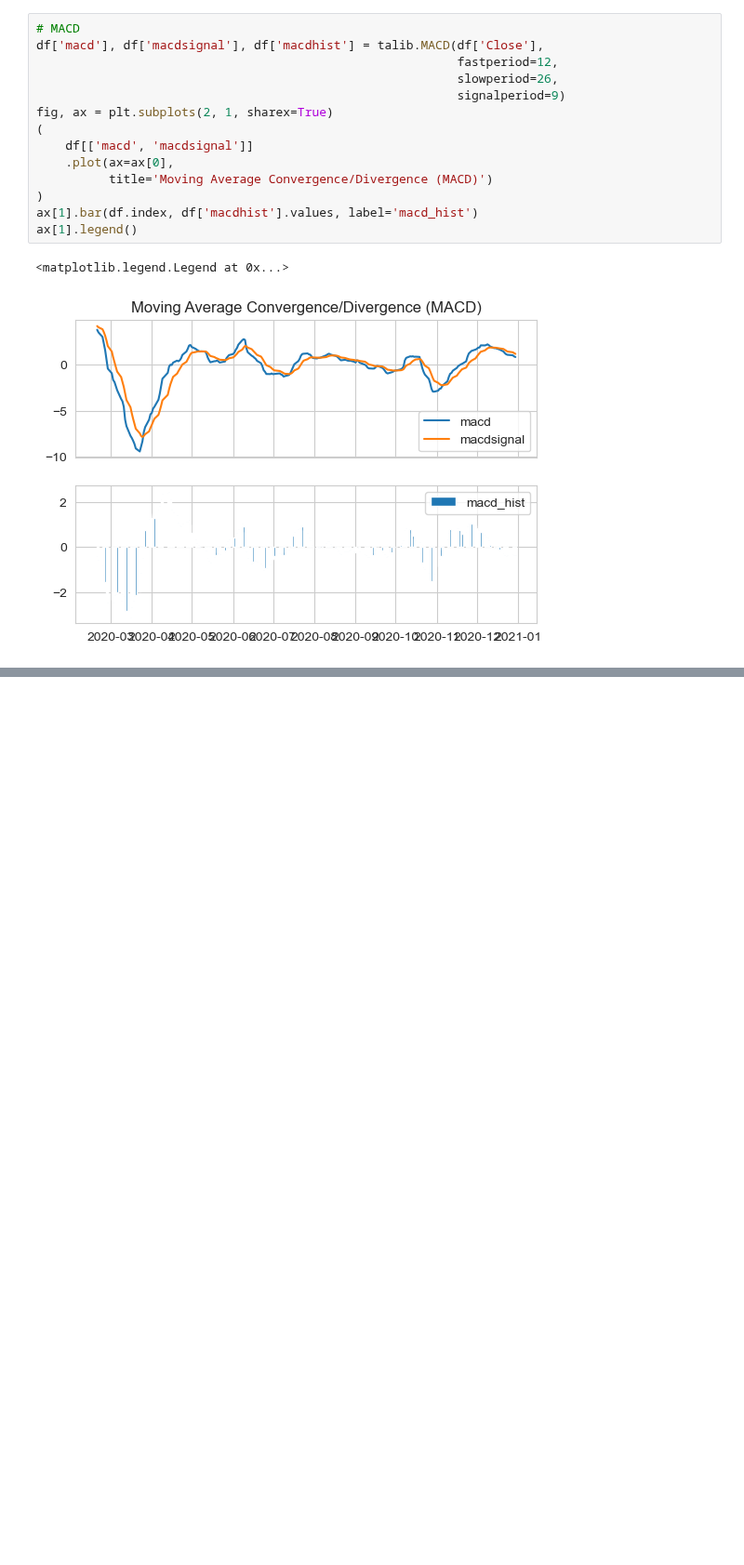
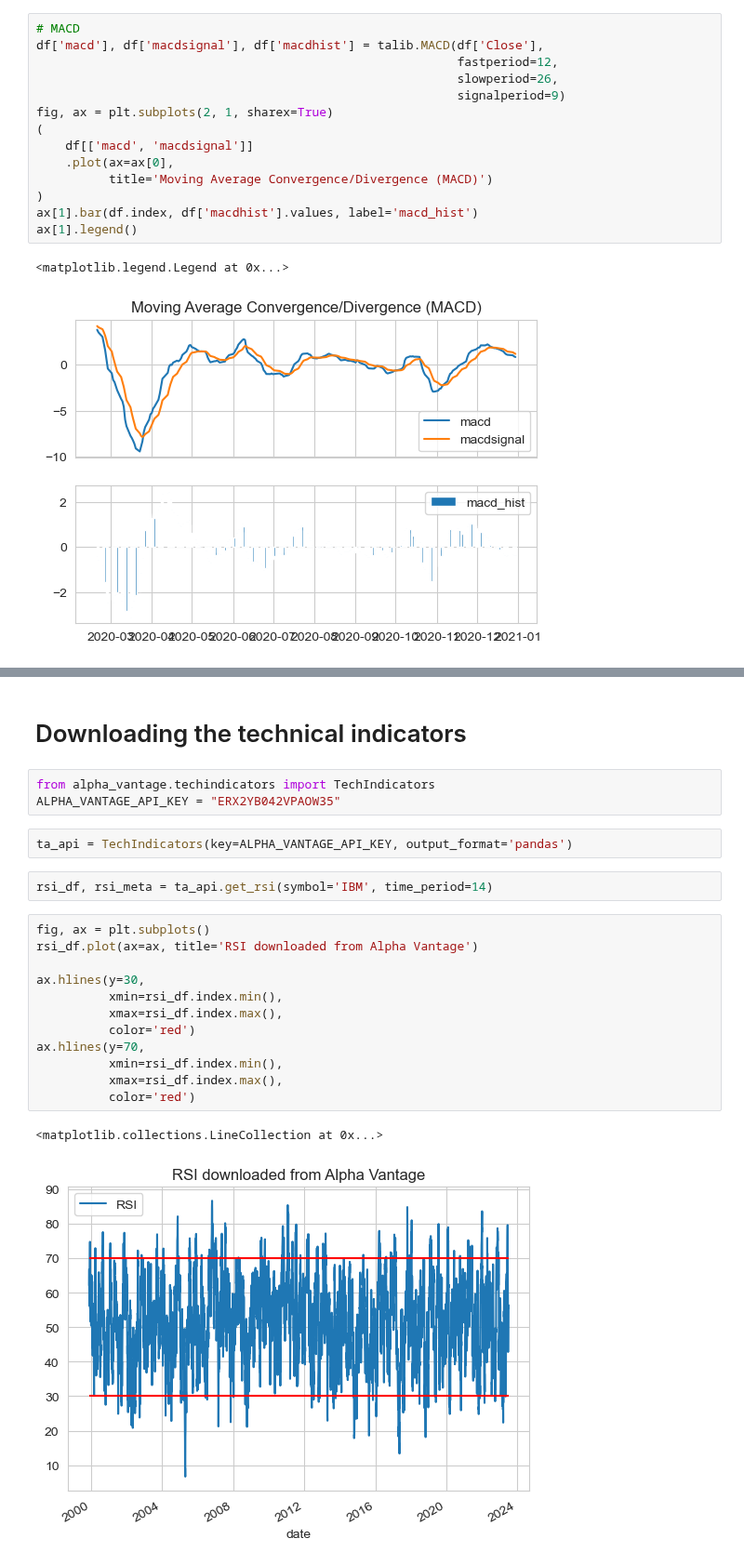
Before and after one commit to ahn283/finance, a Jupyter notebook: python_for_finance_cookbook/technical_analysis.ipynb, the cells around one changed output, grey strips where cells are left out. Shown at 93% size. Saved outputs shown, nothing was run; the diff lists cells and outputs as text; blank space fills up the shorter version.

```diff
--- a/python_for_finance_cookbook/technical_analysis.ipynb
+++ b/python_for_finance_cookbook/technical_analysis.ipynb
@@ -77,0 +101,24 @@ ax[1].legend()
+# %% [markdown]
+# Downloading the technical indicators
+# %%
+from alpha_vantage.techindicators import TechIndicators
+ALPHA_VANTAGE_API_KEY = "ERX2YB042VPAOW35"
+# %%
+ta_api = TechIndicators(key=ALPHA_VANTAGE_API_KEY, output_format='pandas')
+# %%
+rsi_df, rsi_meta = ta_api.get_rsi(symbol='IBM', time_period=14)
+# %%
+fig, ax = plt.subplots()
+rsi_df.plot(ax=ax, title='RSI downloaded from Alpha Vantage')
+
+ax.hlines(y=30,
+          xmin=rsi_df.index.min(),
+          xmax=rsi_df.index.max(),
+          color='red')
+ax.hlines(y=70,
+          xmin=rsi_df.index.min(),
+          xmax=rsi_df.index.max(),
+          color='red')
+# %% [output]
+<matplotlib.collections.LineCollection at 0x...>
+[figure, added]
```
Also changed, not shown: parts of 19 cells of this notebook, 1 other file.
